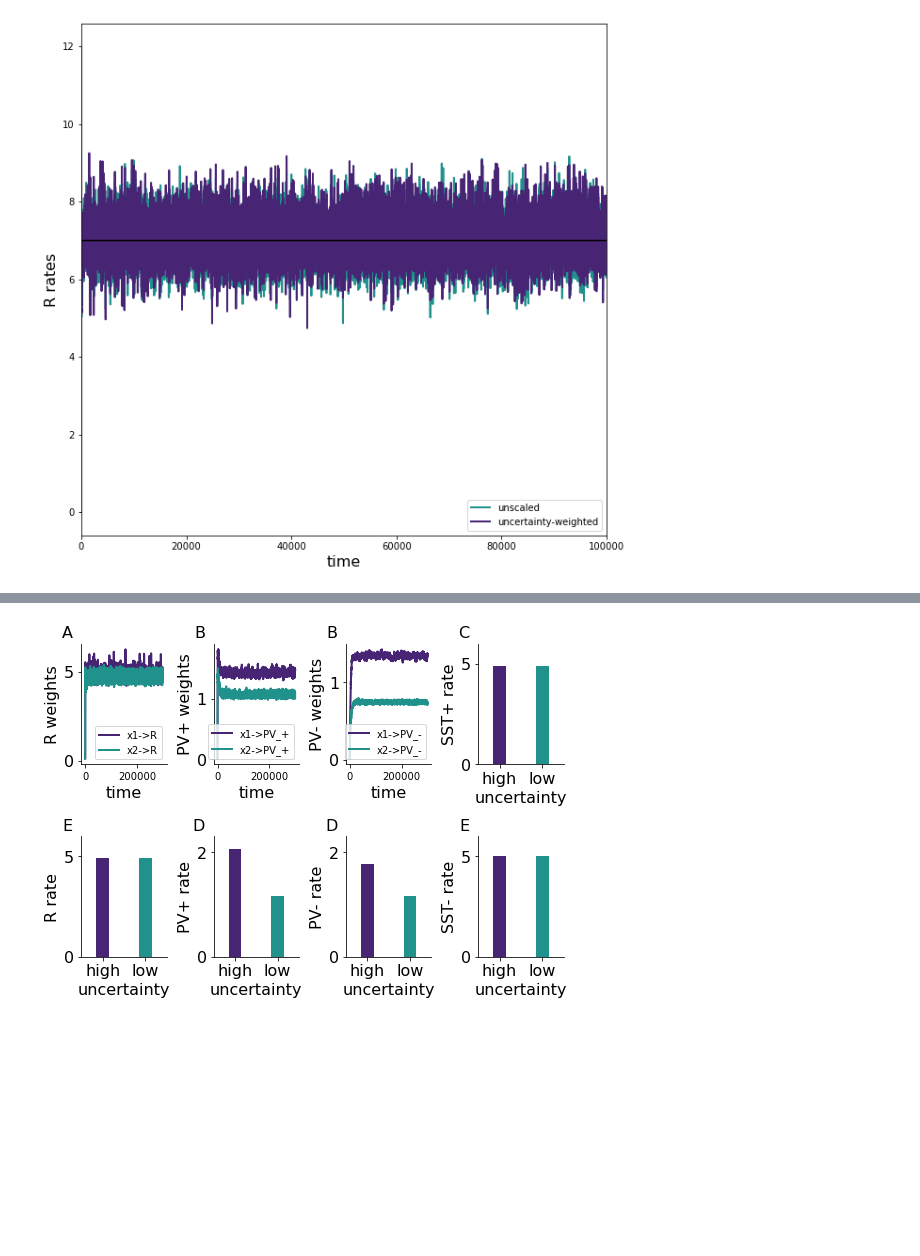
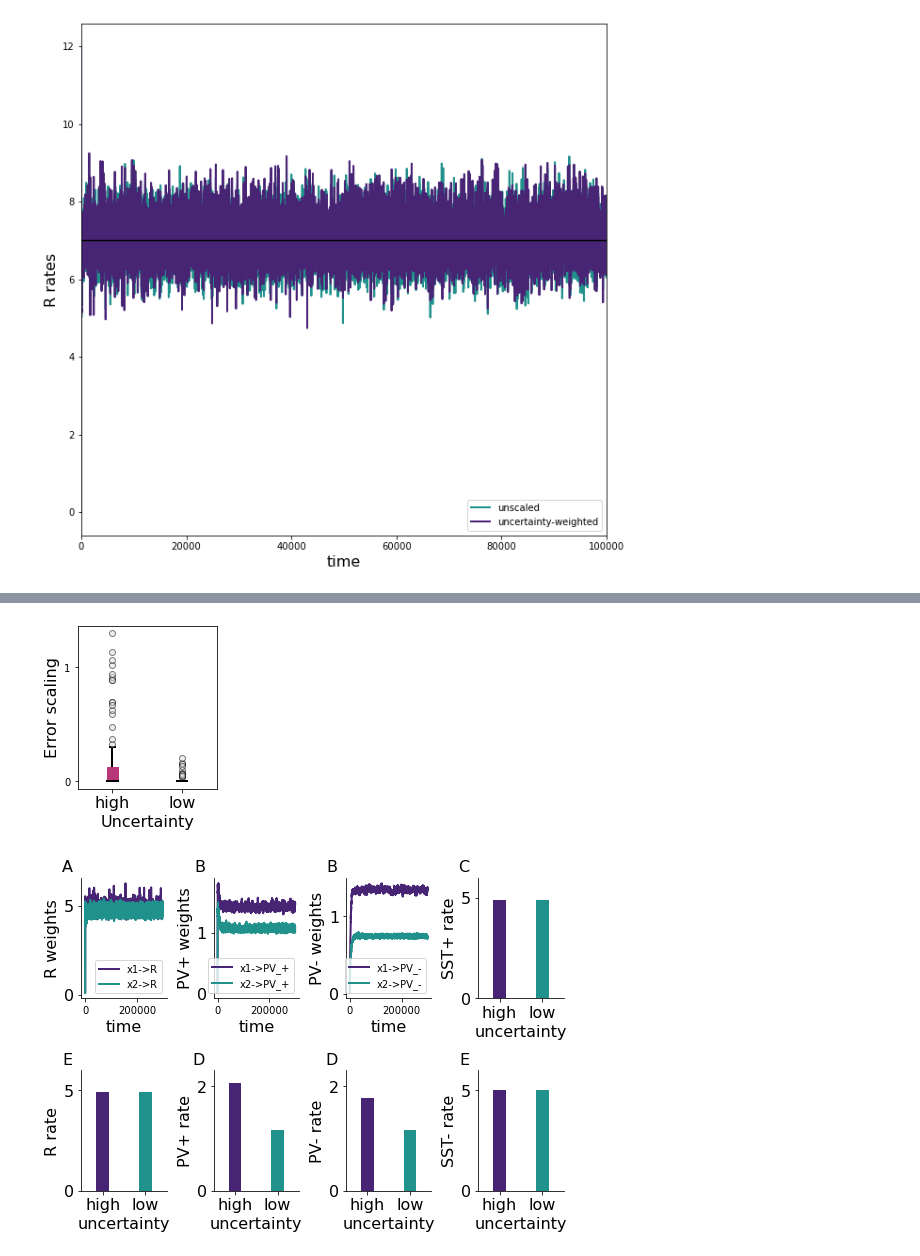
Before and after one commit to k47h4/UPE, a Jupyter notebook: predictive_learning_fullcircuitmodel_plasticSSTPVtestcontexts.ipynb, the cells around one changed output, grey strips where cells are left out. Cells and saved outputs as stored; diff of their text form; code cells hidden in the pictures; blank space fills up the shorter version.

```diff
--- a/predictive_learning_fullcircuitmodel_plasticSSTPVtestcontexts.ipynb
+++ b/predictive_learning_fullcircuitmodel_plasticSSTPVtestcontexts.ipynb
@@ -791,3 +827,14 @@ plt.savefig('./Scalingfactor_barplot.png', bbox_inches='tight')
+# %%
+plt.figure(figsize=(2.5,3))
+a11=plt.subplot(111)
+plot_boxplot([scalingC1,scalingC2],a11,name='name',savepath='.',colors=[cm.magma(.5),cm.viridis(.3)])
+a11.set_xticklabels(['high','low'],fontsize=16)
+a11.set_yticks([0,1])
+a11.set_ylabel('Error scaling',fontsize=16)
+a11.set_xlabel('Uncertainty',fontsize=16)
+plt.savefig('./Scalingfactor_boxplot.png', bbox_inches='tight')
+# %% [output]
+[figure, added]
 # %%
 plt.figure(figsize=(7.5,5.5))
 """
```
Also changed, not shown: parts of 7 cells of this notebook, 1 other file.
